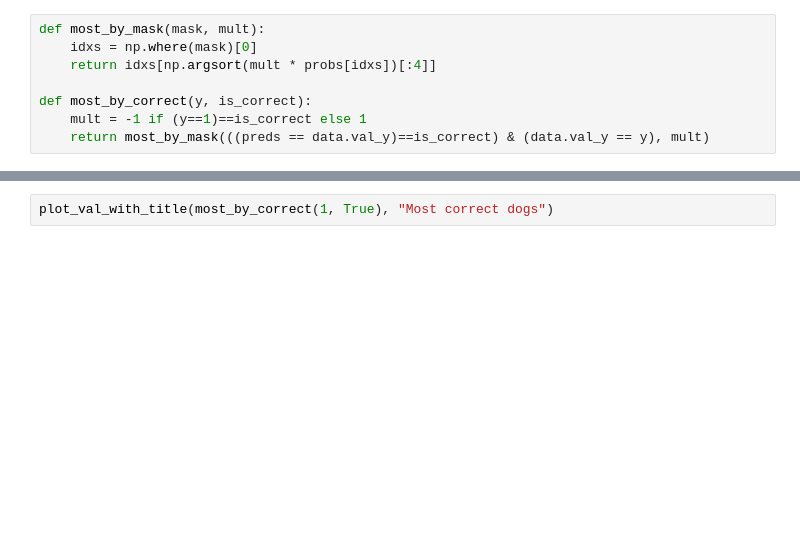
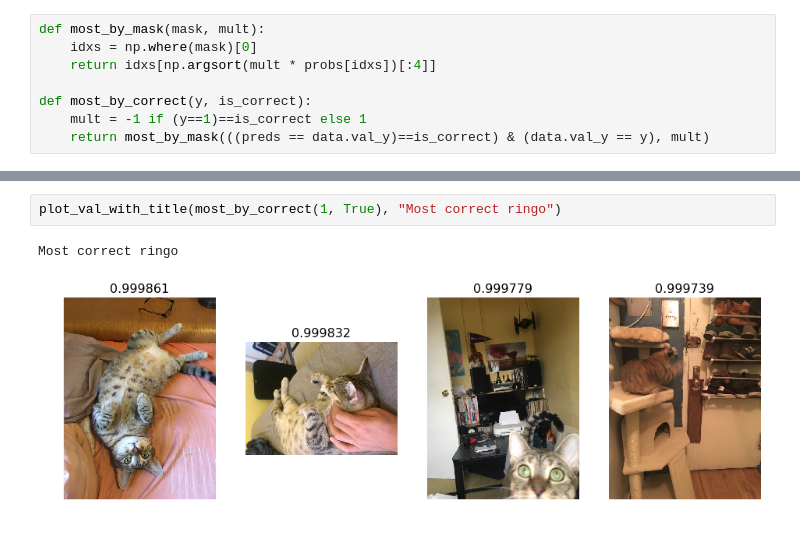
Before and after one commit to ktc312/Ringo_or_Kali, a Jupyter notebook: K_R_classifier.ipynb, the cells around one changed output, grey strips where cells are left out. Cells and saved outputs as stored; diff of their text form; blank space fills up the shorter version.

```diff
--- a/K_R_classifier.ipynb
+++ b/K_R_classifier.ipynb
@@ -116,3 +156,6 @@ plot_val_with_title(most_by_correct(0, True), "Most correct cats")
 # %%
-plot_val_with_title(most_by_correct(1, True), "Most correct dogs")
+plot_val_with_title(most_by_correct(1, True), "Most correct ringo")
+# %% [output]
+Most correct ringo
+[figure, added]
 # %%
```
Also changed, not shown: parts of 16 cells of this notebook.
